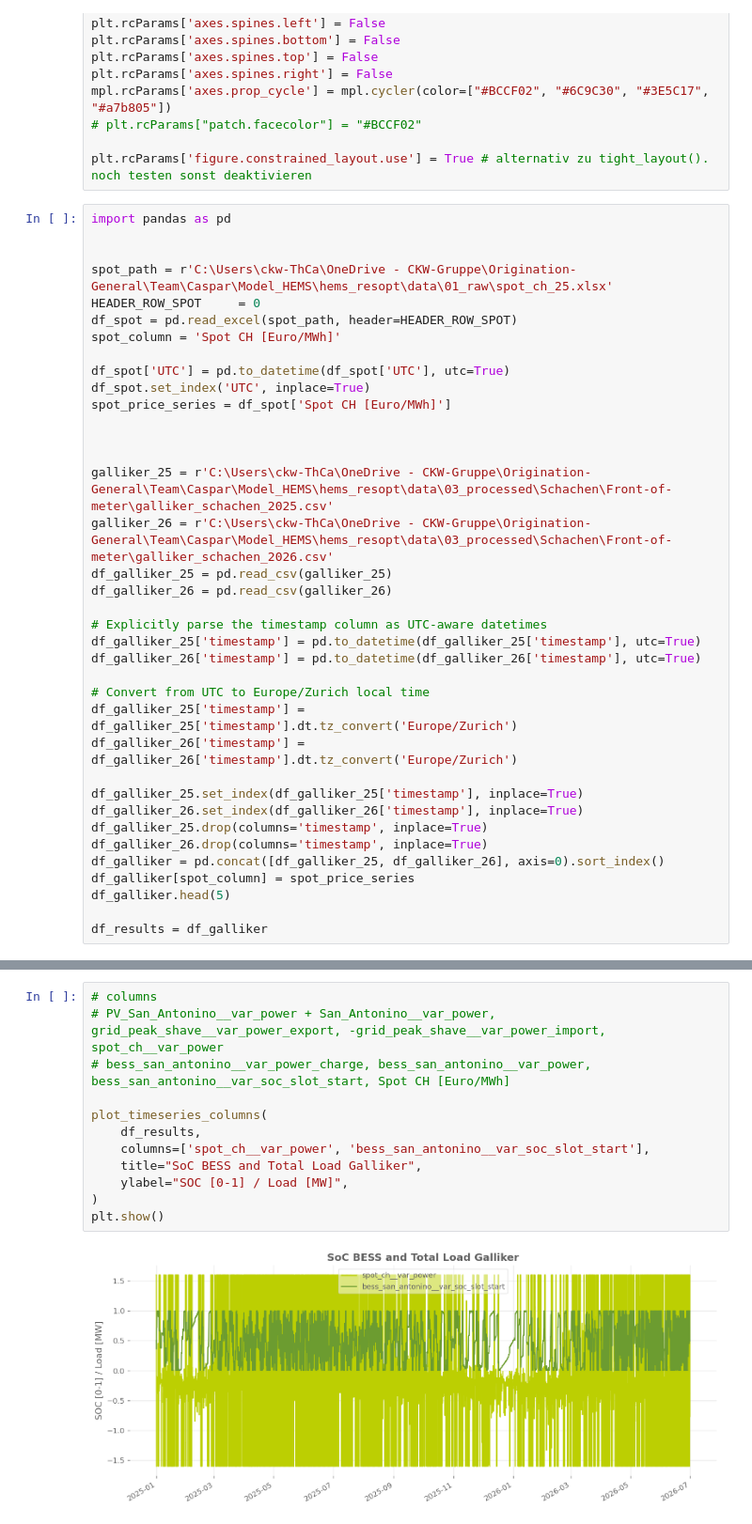
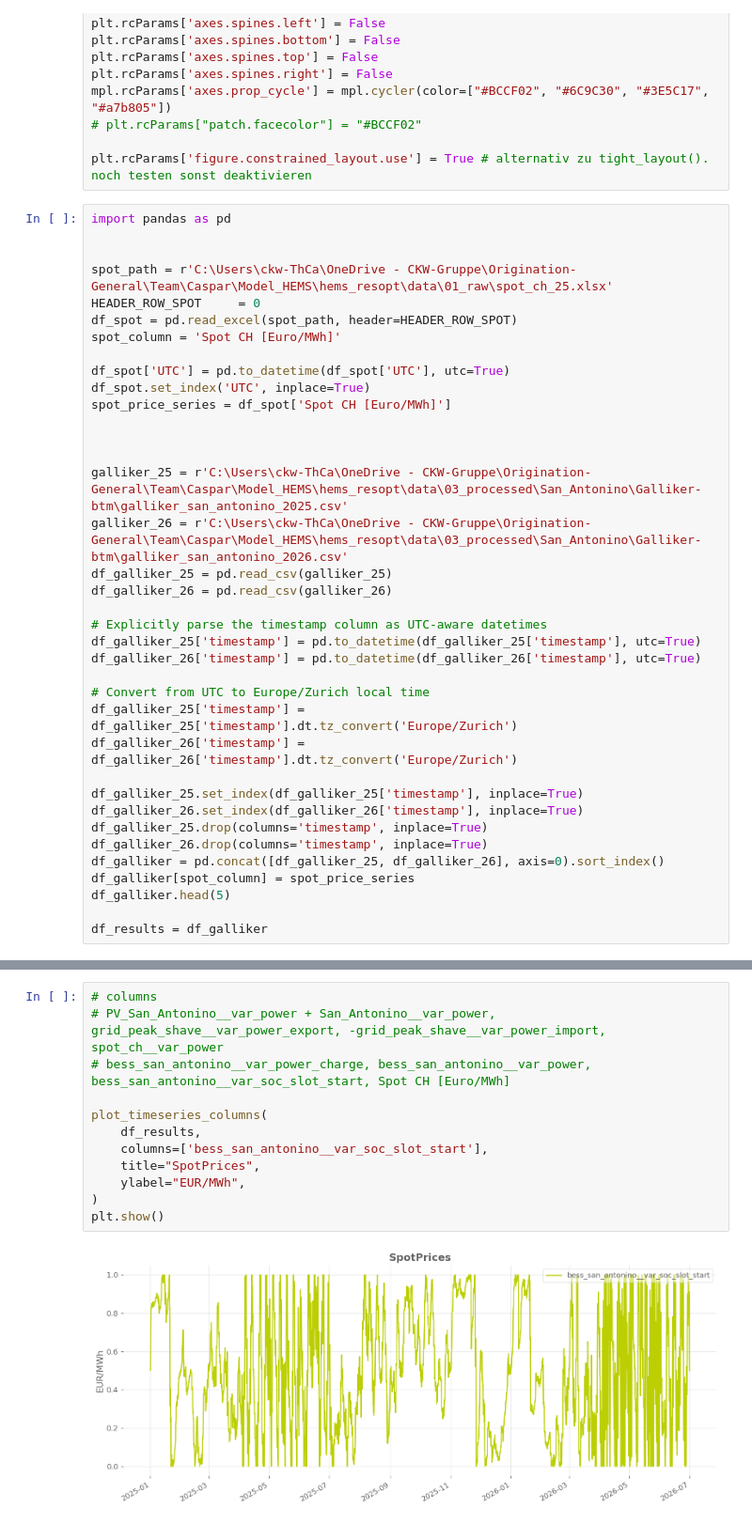
Before and after one commit to CasparThut/resopt-ckw-flex, a Jupyter notebook: notebooks/ct_00_analyzer.ipynb, the cells around one changed output, grey strips where cells are left out. Shown at 94% size. Saved outputs shown, nothing was run; the diff lists cells and outputs as text.

```diff
--- a/notebooks/ct_00_analyzer.ipynb
+++ b/notebooks/ct_00_analyzer.ipynb
@@ -47,8 +47,8 @@ spot_price_series = df_spot['Spot CH [Euro/MWh]']
 
 
 
-galliker_25 = r'C:\Users\ckw-ThCa\OneDrive - CKW-Gruppe\Origination-General\Team\Caspar\Model_HEMS\hems_resopt\data\03_processed\Schachen\Front-of-meter\galliker_schachen_2025.csv'
-galliker_26 = r'C:\Users\ckw-ThCa\OneDrive - CKW-Gruppe\Origination-General\Team\Caspar\Model_HEMS\hems_resopt\data\03_processed\Schachen\Front-of-meter\galliker_schachen_2026.csv'
+galliker_25 = r'C:\Users\ckw-ThCa\OneDrive - CKW-Gruppe\Origination-General\Team\Caspar\Model_HEMS\hems_resopt\data\03_processed\San_Antonino\Galliker-btm\galliker_san_antonino_2025.csv'
+galliker_26 = r'C:\Users\ckw-ThCa\OneDrive - CKW-Gruppe\Origination-General\Team\Caspar\Model_HEMS\hems_resopt\data\03_processed\San_Antonino\Galliker-btm\galliker_san_antonino_2026.csv'
 df_galliker_25 = pd.read_csv(galliker_25)
 df_galliker_26 = pd.read_csv(galliker_26)
 
@@ -260,14 +284,14 @@ timestamp
 # %%
 # columns
 # PV_San_Antonino__var_power + San_Antonino__var_power, grid_peak_shave__var_power_export, -grid_peak_shave__var_power_import, spot_ch__var_power
 # bess_san_antonino__var_power_charge, bess_san_antonino__var_power, bess_san_antonino__var_soc_slot_start, Spot CH [Euro/MWh]
 
 plot_timeseries_columns(
     df_results,
-    columns=['spot_ch__var_power', 'bess_san_antonino__var_soc_slot_start'],
-    title="SoC BESS and Total Load Galliker",
-    ylabel="SOC [0-1] / Load [MW]",
+    columns=['bess_san_antonino__var_soc_slot_start'],
+    title="SpotPrices",
+    ylabel="EUR/MWh",
 )
 plt.show()
 # %% [output]
-[figure, old version]
+[figure, new version]
```
Also changed, not shown: parts of 7 cells of this notebook, 8 other files.
